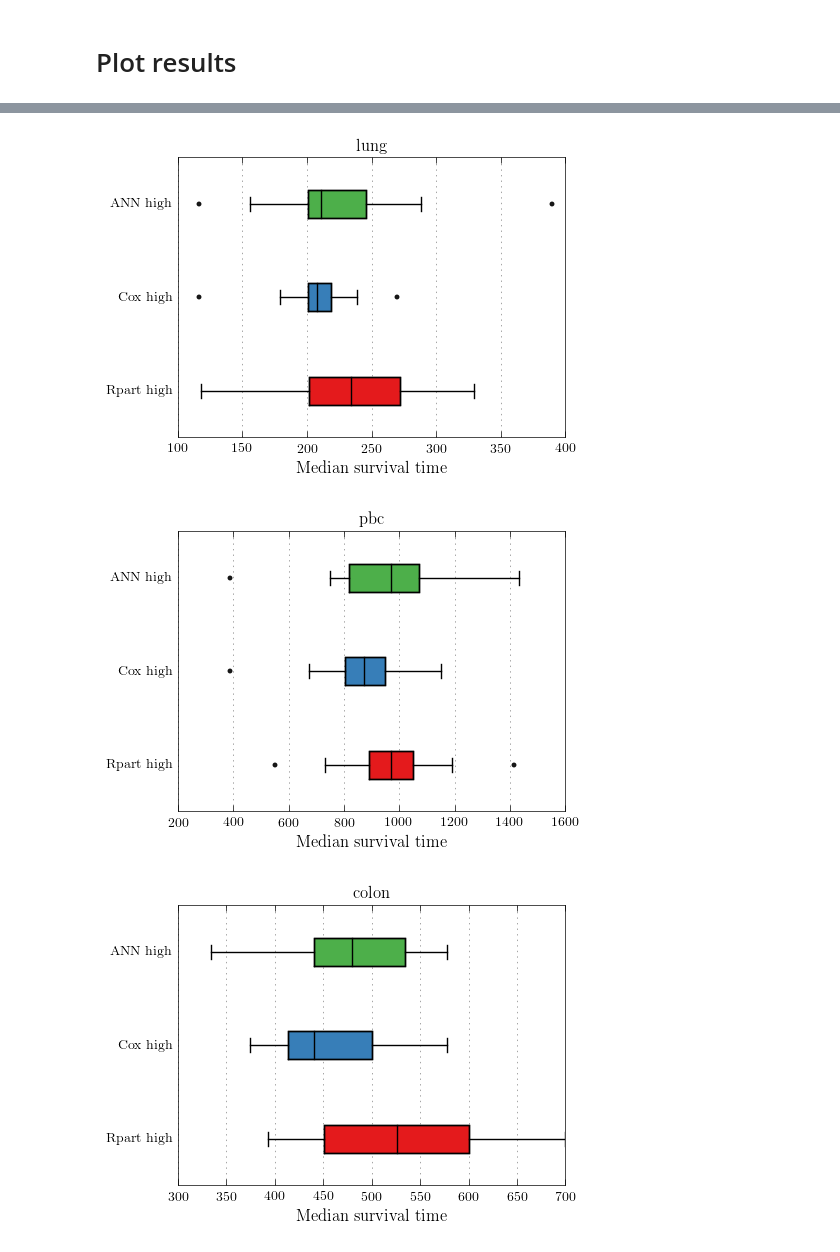
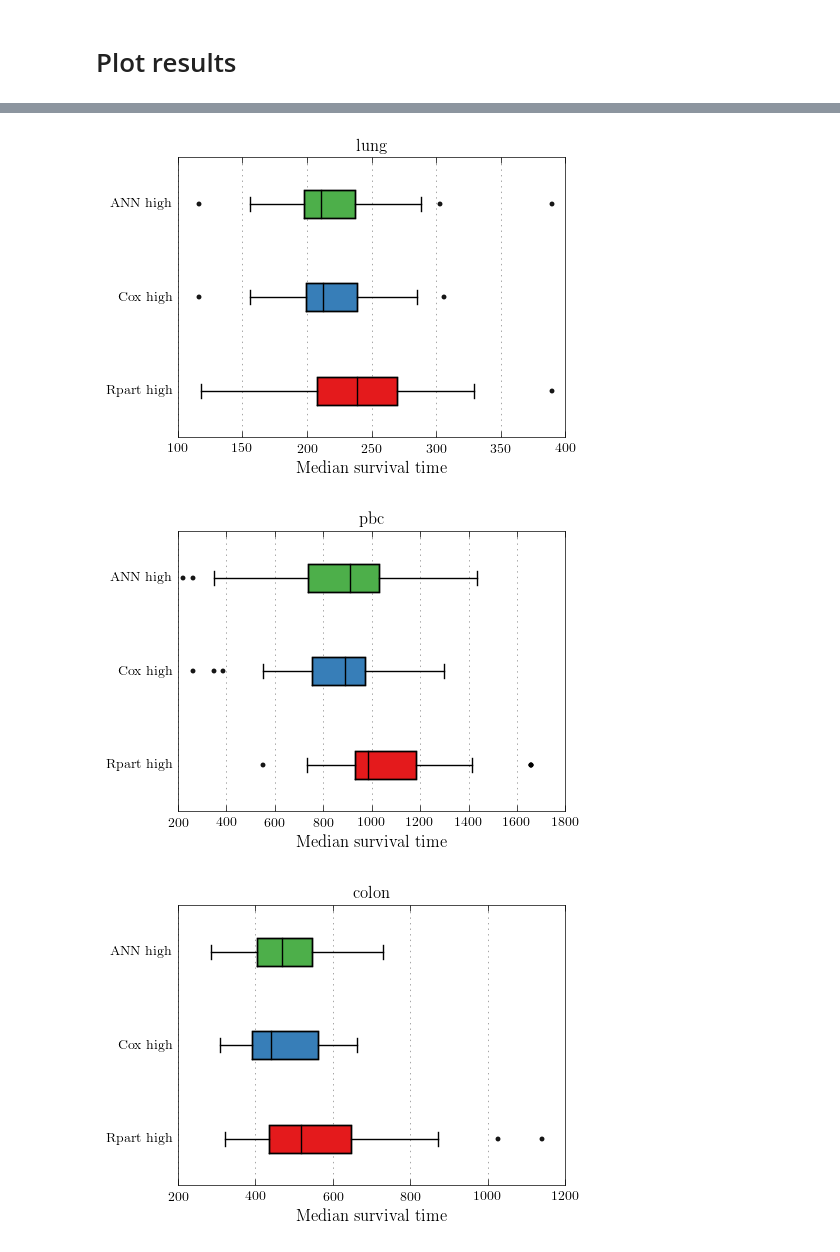
Before and after one commit to spacecowboy/article-annriskgroups-source, a Jupyter notebook: CrossVal.ipynb, the cells around one changed output, grey strips where cells are left out. Drawn from its saved outputs; the diff is of its cells as text; code cells hidden in the pictures.

Commit message:
CrossValidation results done
Signed-off-by: Jonas Kalderstam <jonas@kalderstam.se>

```diff
--- a/CrossVal.ipynb
+++ b/CrossVal.ipynb
@@ -233,6 +231,20 @@ data_permutations = crossval_results['data_permutations']
 rpart_val_preds = crossval_results['rpart_val_preds']
 cox_val_preds = crossval_results['cox_val_preds']
 ann_val_preds = crossval_results['ann_val_preds']
+# %%
+# Read them back
+for i in range(1, 7):
+    j = i + 3
+    path = "crossval-{}.pickle".format(i)
+
+    with open(path, 'rb') as F:
+        crossval_results = load(F)
+
+    for dname in datasets.keys():
+        data_permutations[dname][j] = crossval_results['data_permutations'][dname][0]
+        rpart_val_preds[dname][j] = crossval_results['rpart_val_preds'][dname][0]
+        cox_val_preds[dname][j] = crossval_results['cox_val_preds'][dname][0]
+        ann_val_preds[dname][j] = crossval_results['ann_val_preds'][dname][0]
 # %% [markdown]
 # Plot results
 # %%
@@ -244,10 +256,15 @@ for dname, _df in datasets.items():
     cox_box = []
     ann_box = []
 
+    # Also keep track of when no median can be calculated
+    ann_inf = 0
+    cox_inf = 0
+    rpart_inf = 0
+
     n = _df.shape[0]
 
     # For each repetition
-    for rep in range(min(cross_n, 4)):
+    for rep in range(cross_n):
         # Should not have been a list...
         perm = data_permutations[dname][rep][0]
 
@@ -280,7 +297,10 @@ for dname, _df in datasets.items():
                     E_actual[members],
                     label=None)
 
-            rpart_box.append(median_survival_times(kmf.survival_function_))
+            if np.isinf(kmf.median_):
+                rpart_inf += 1
+            else:
+                rpart_box.append(kmf.median_)
 
             ## Cox
             cox_preds = cox_val_preds[dname][rep][i-1]
@@ -290,7 +310,10 @@ for dname, _df in datasets.items():
                     E_actual[members],
                     label=None)
 
-            cox_box.append(median_survival_times(kmf.survival_function_))
+            if np.isinf(kmf.median_):
+                cox_inf += 1
+            else:
+                cox_box.append(kmf.median_)
 
             ## ANN
             ann_preds = ann_val_preds[dname][rep][i-1]
@@ -300,7 +323,15 @@ for dname, _df in datasets.items():
                     E_actual[members],
                     label=None)
 
-            ann_box.append(median_survival_times(kmf.survival_function_))
+            if np.isinf(kmf.median_):
+                ann_inf += 1
+            else:
+                ann_box.append(kmf.median_)
+
+    print("\n  ", dname)
+    print("Rpart infs:", rpart_inf)
+    print("Cox infs:", cox_inf)
+    print("ANN infs:", ann_inf)
 
     plt.figure()
     plt.title(dname)
@@ -312,4 +360,4 @@ for dname, _df in datasets.items():
 [figure]
-[figure, old version]
+[figure, new version]
-[figure, old version]
+[figure, new version]
-[figure, old version]
+[figure, new version]
```
Also changed, not shown: parts of 6 cells of this notebook, 6 other files.
